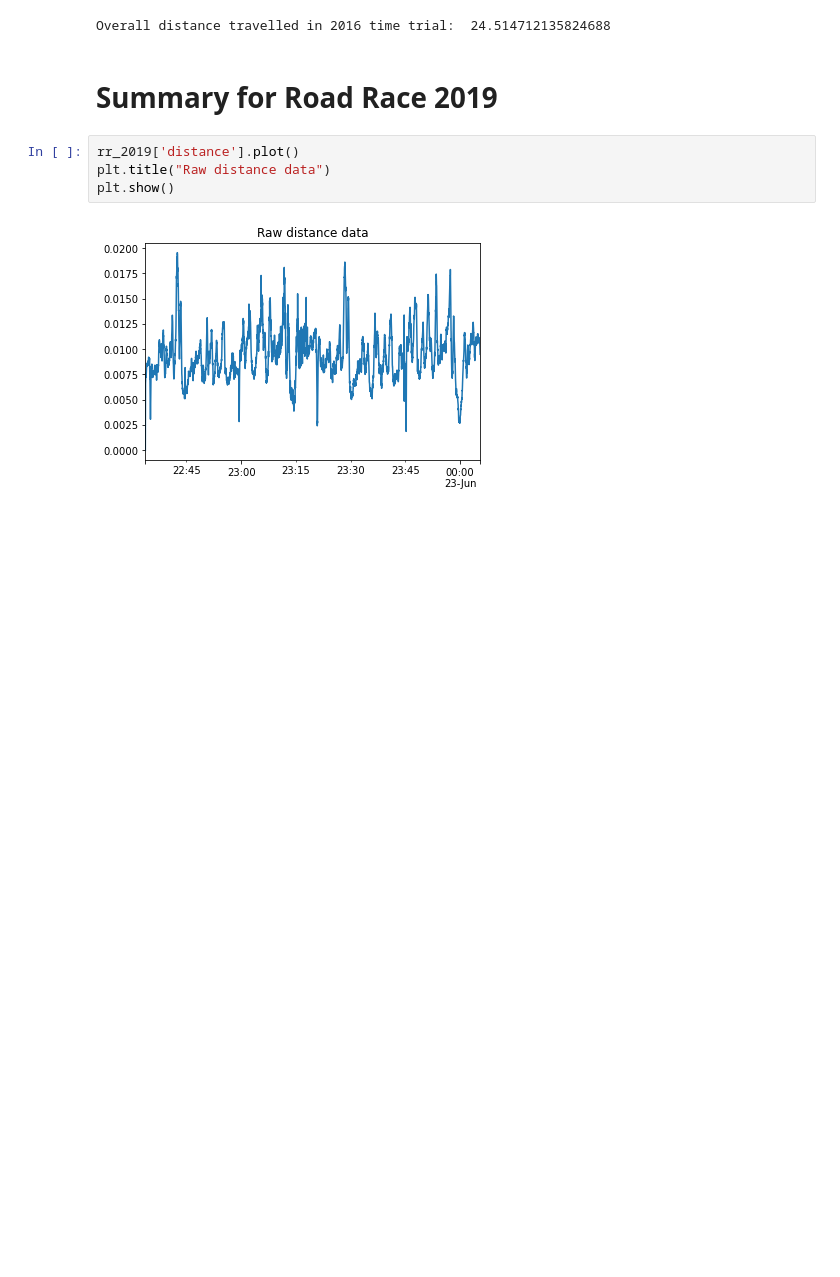
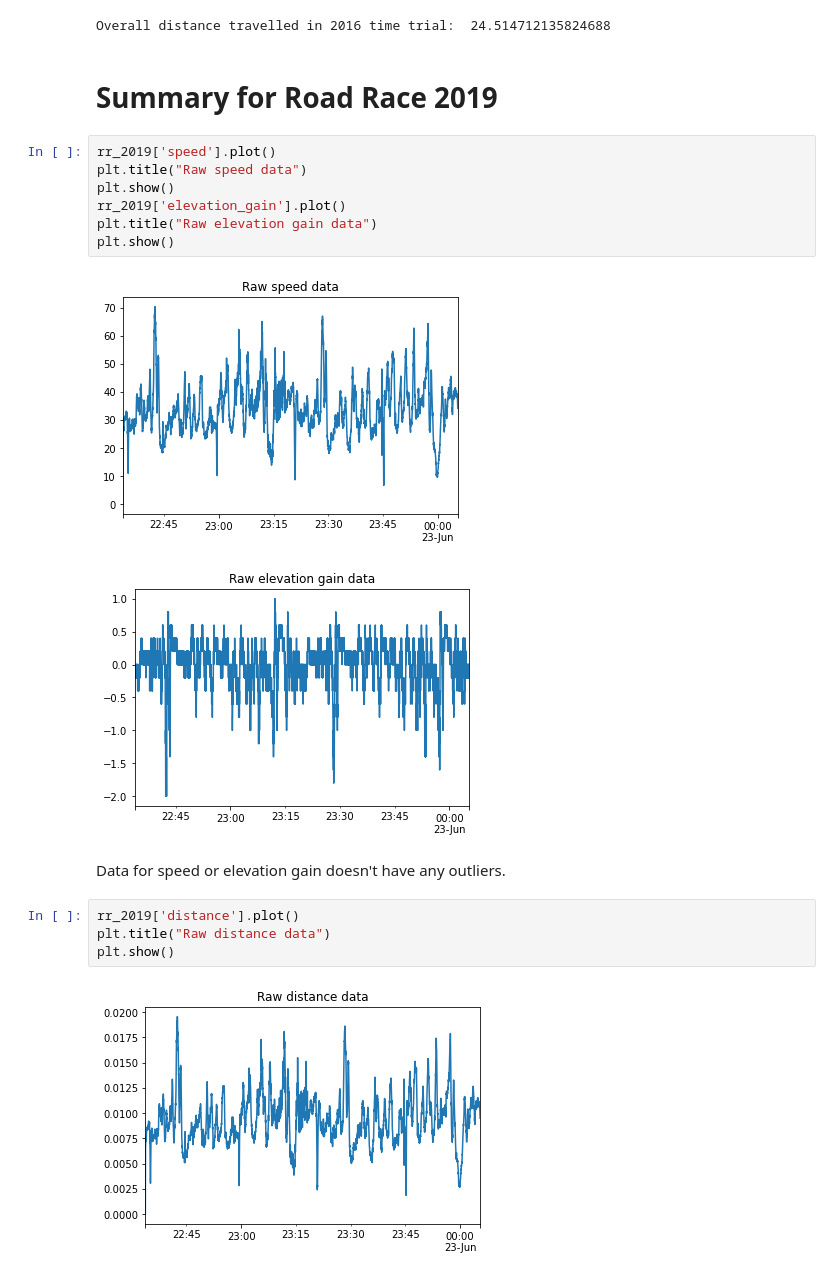
Before and after one commit to MQCOMP2200-S2-2021/data-science-portfolio-MQ-NickW, a Jupyter notebook: Portfolio 1.ipynb, the cells around one changed output. Drawn from its saved outputs; the diff is of its cells as text; blank space fills up the shorter version.

```diff
--- a/Portfolio 1.ipynb
+++ b/Portfolio 1.ipynb
@@ -132,6 +133,18 @@ print("Overall distance travelled in 2016 time trial: ", clean_tt2016['distance'
 Overall distance travelled in 2016 time trial:  24.514712135824688
 # %% [markdown]
 # Summary for Road Race 2019
+# %%
+rr_2019['speed'].plot()
+plt.title("Raw speed data")
+plt.show()
+rr_2019['elevation_gain'].plot()
+plt.title("Raw elevation gain data")
+plt.show()
+# %% [output]
+[figure, added]
+[figure, added]
+# %% [markdown]
+Data for speed or elevation gain doesn't have any outliers.
 # %%
 rr_2019['distance'].plot()
 plt.title("Raw distance data")
```
Also changed, not shown: parts of 8 cells of this notebook.
